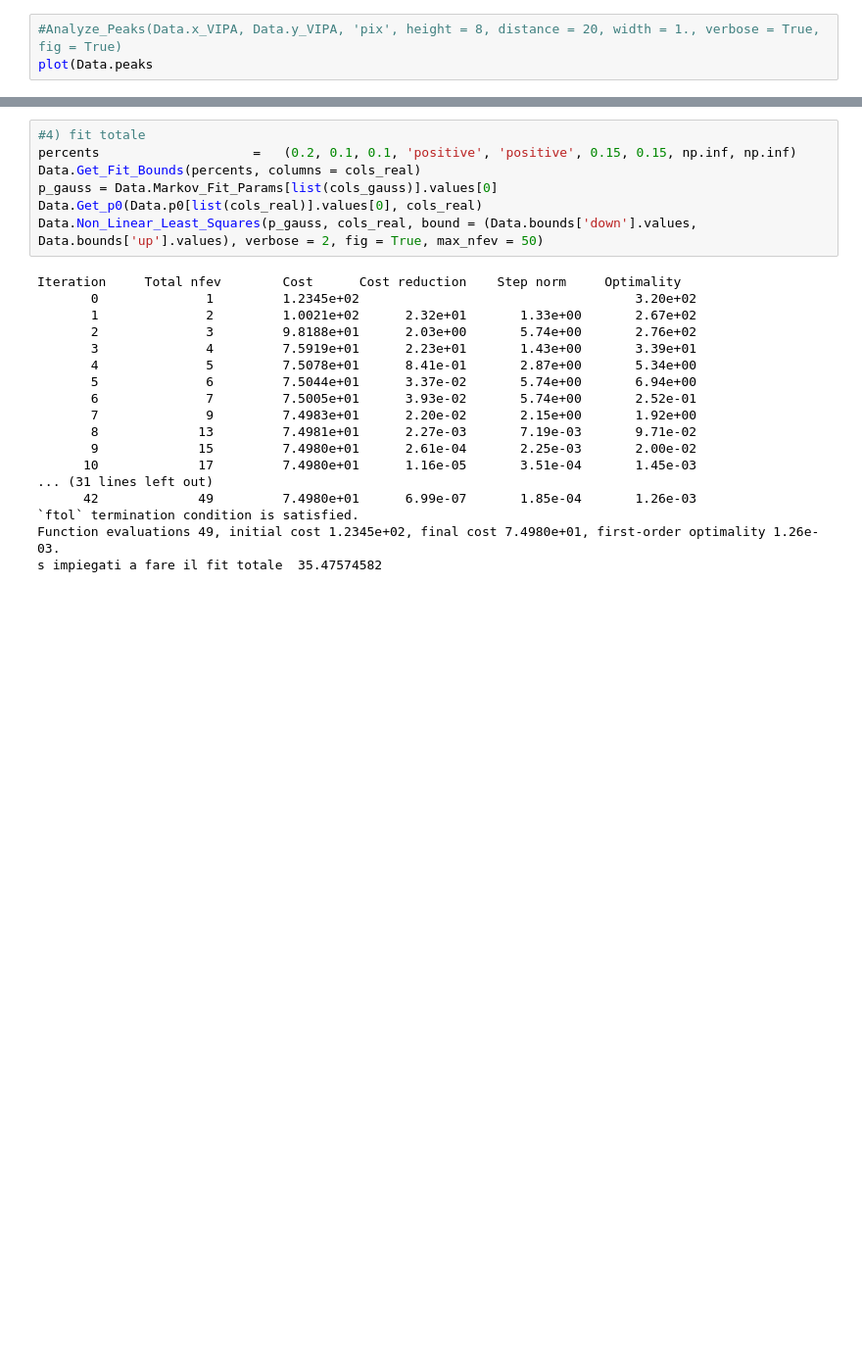
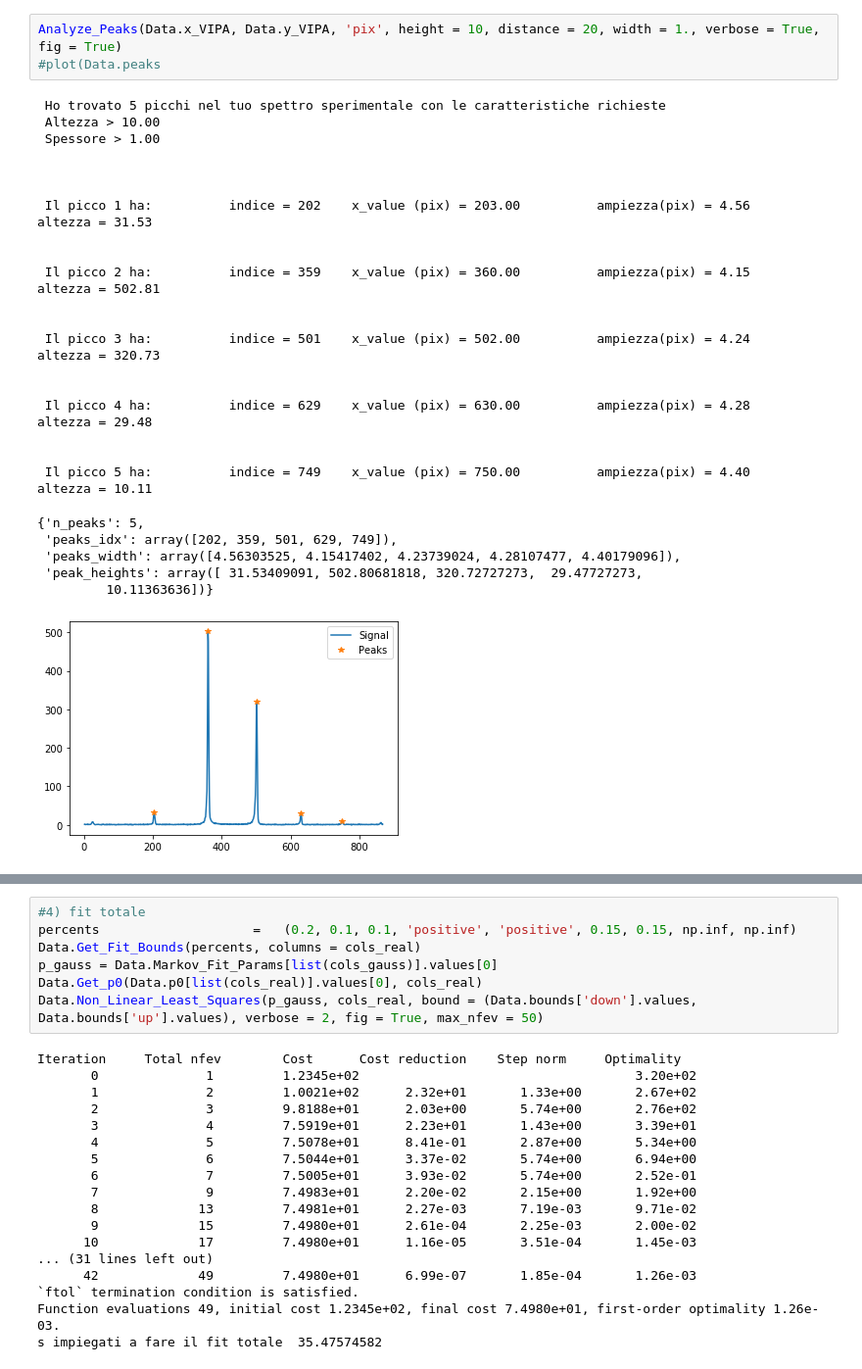
Before and after one commit to flautodipan/Python_Libraries, a Jupyter notebook: Experimentum_single.ipynb, the cells around one changed output, grey strips where cells are left out. Shown at 98% size. Saved outputs shown, nothing was run; the diff lists cells and outputs as text; blank space fills up the shorter version.

```diff
--- a/Experimentum_single.ipynb
+++ b/Experimentum_single.ipynb
@@ -123,5 +123,31 @@ Text(0.5, 1.0, 'Spectrum ready for fit (79, 1)')
 # %%
-#Analyze_Peaks(Data.x_VIPA, Data.y_VIPA, 'pix', height = 8, distance = 20, width = 1., verbose = True, fig = True)
-plot(Data.peaks
+Analyze_Peaks(Data.x_VIPA, Data.y_VIPA, 'pix', height = 10, distance = 20, width = 1., verbose = True, fig = True)
+#plot(Data.peaks
+# %% [output]
+ Ho trovato 5 picchi nel tuo spettro sperimentale con le caratteristiche richieste
+ Altezza > 10.00
+ Spessore > 1.00
+
+
+
+ Il picco 1 ha:          indice = 202    x_value (pix) = 203.00          ampiezza(pix) = 4.56    altezza = 31.53
+
+
+ Il picco 2 ha:          indice = 359    x_value (pix) = 360.00          ampiezza(pix) = 4.15    altezza = 502.81
+
+
+ Il picco 3 ha:          indice = 501    x_value (pix) = 502.00          ampiezza(pix) = 4.24    altezza = 320.73
+
+
+ Il picco 4 ha:          indice = 629    x_value (pix) = 630.00          ampiezza(pix) = 4.28    altezza = 29.48
+
+
+ Il picco 5 ha:          indice = 749    x_value (pix) = 750.00          ampiezza(pix) = 4.40    altezza = 10.11
+{'n_peaks': 5,
+ 'peaks_idx': array([202, 359, 501, 629, 749]),
+ 'peaks_width': array([4.56303525, 4.15417402, 4.23739024, 4.28107477, 4.40179096]),
+ 'peak_heights': array([ 31.53409091, 502.80681818, 320.72727273,  29.47727273,
+         10.11363636])}
+[figure, added]
 # %%
 #3) fit markoviano
```
Also changed, not shown: parts of 4 cells of this notebook, 1 other file.
